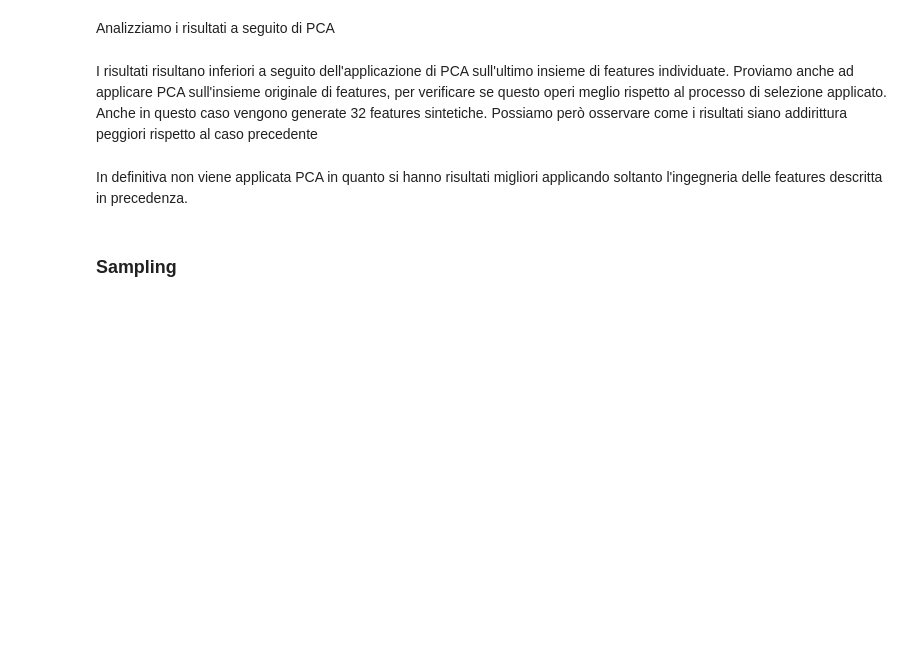
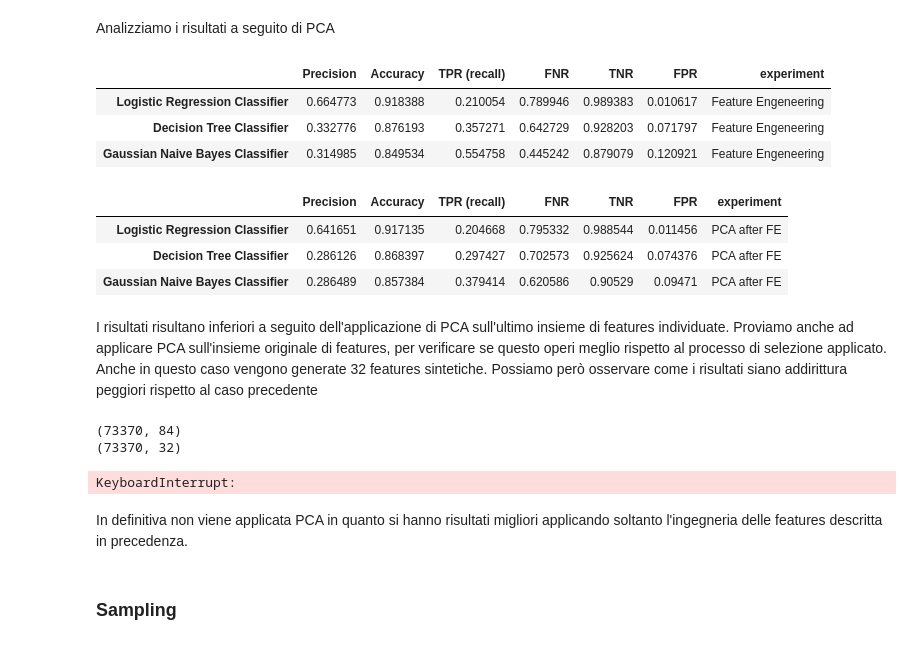
Before and after one commit to danilo-dellorco/ml-project, a Jupyter notebook: danilo.ipynb, the cells around one changed output. Drawn from its saved outputs; the diff is of its cells as text; code cells hidden in the pictures; blank space fills up the shorter version.

```diff
--- a/danilo.ipynb
+++ b/danilo.ipynb
@@ -815,3 +844,5 @@ trainX_imp = pd.DataFrame(imp.fit_transform(trainX), columns = trainX.columns)
 Analizziamo i risultati a seguito della data imputation
 # %%
 run_classifications(trainX_imp,trainY,testX,testY, fill = False)
+scores = pd.DataFrame(scores_dict).T
+scores
@@ -835,7 +871,21 @@ print(trainX_pca.shape)
 # %% [markdown]
 Analizziamo i risultati a seguito di PCA
+# %%
+scores
+# %% [output]
+|  | Precision | Accuracy | TPR (recall) | FNR | TNR | FPR | experiment |
+| Logistic Regression Classifier | 0.664773 | 0.918388 | 0.210054 | 0.789946 | 0.989383 | 0.010617 | Feature Engeneering |
+| Decision Tree Classifier | 0.332776 | 0.876193 | 0.357271 | 0.642729 | 0.928203 | 0.071797 | Feature Engeneering |
+| Gaussian Naive Bayes Classifier | 0.314985 | 0.849534 | 0.554758 | 0.445242 | 0.879079 | 0.120921 | Feature Engeneering |
 # %%
-run_classifications(trainX_pca,trainY,testX_pca,testY)
+run_classifications(trainX_pca,trainY,testX_pca,testY, experiment="PCA after FE")
+scores_pca = pd.DataFrame(scores_dict).T
+scores_pca
+# %% [output]
+|  | Precision | Accuracy | TPR (recall) | FNR | TNR | FPR | experiment |
+| Logistic Regression Classifier | 0.641651 | 0.917135 | 0.204668 | 0.795332 | 0.988544 | 0.011456 | PCA after FE |
+| Decision Tree Classifier | 0.286126 | 0.868397 | 0.297427 | 0.702573 | 0.925624 | 0.074376 | PCA after FE |
+| Gaussian Naive Bayes Classifier | 0.286489 | 0.857384 | 0.379414 | 0.620586 | 0.90529 | 0.09471 | PCA after FE |
 # %% [markdown]
 I risultati risultano inferiori a seguito dell'applicazione di PCA sull'ultimo insieme di features individuate. Proviamo anche ad applicare PCA sull'insieme originale di features, per verificare se questo operi meglio rispetto al processo di selezione applicato. Anche in questo caso vengono generate 32 features sintetiche. Possiamo però osservare come i risultati siano addirittura peggiori rispetto al caso precedente
 # %%
@@ -845,7 +895,13 @@ trainX_pca = pd.DataFrame(pca.fit_transform(trainX_og.fillna(-1)))
 testX_pca = pd.DataFrame(pca.transform(testX_og.fillna(-1)))
 print(trainX_pca.shape)
 
-run_classifications(trainX_pca,trainY,testX_pca,testY)
+run_classifications(trainX_pca,trainY,testX_pca,testY,experiment="PCA without FE")
+scores_pca = pd.DataFrame(scores_dict).T
+scores_pca
+# %% [output]
+(73370, 84)
+(73370, 32)
+KeyboardInterrupt:
 # %% [markdown]
 In definitiva non viene applicata PCA in quanto si hanno risultati migliori applicando soltanto l'ingegneria delle features descritta in precedenza.
 # %% [markdown]
```
Also changed, not shown: parts of 44 cells of this notebook.
